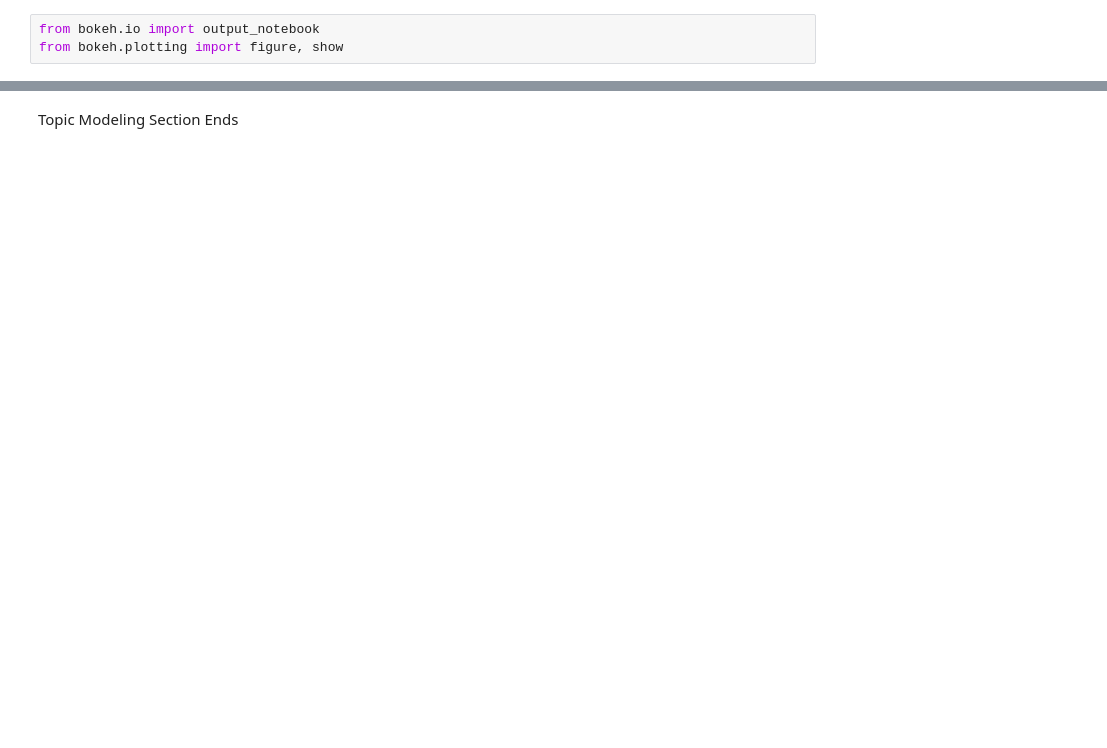
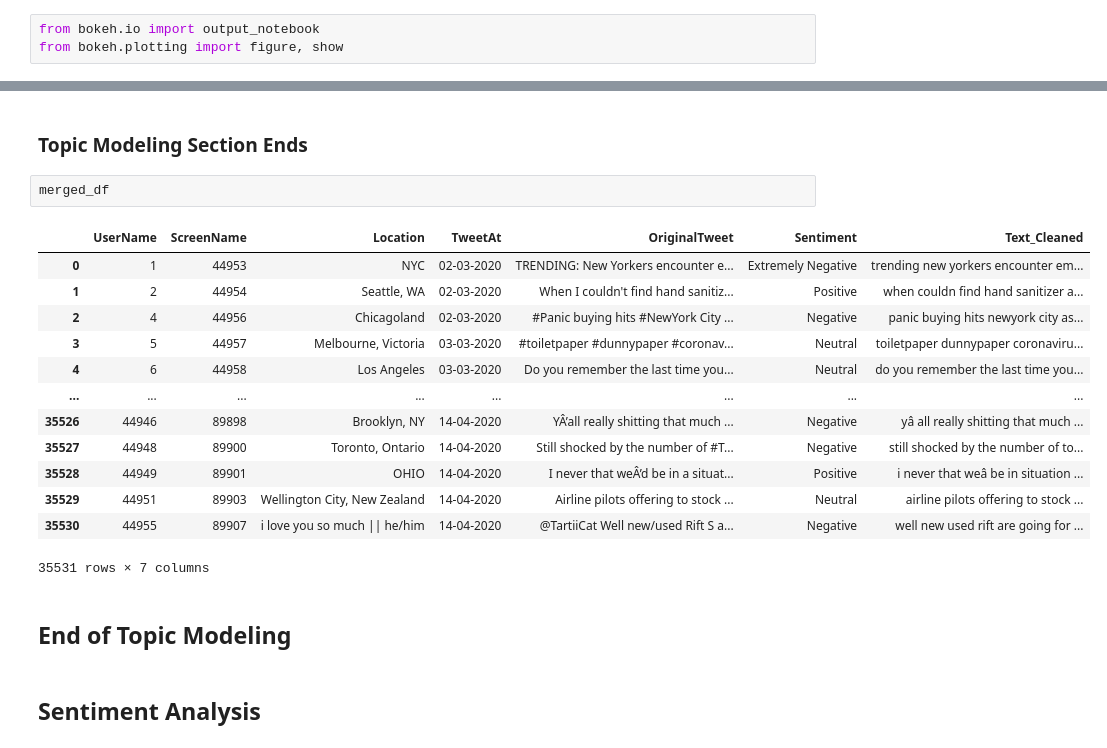
Before and after one commit to ReproTeach/final-project-sd_final_project, a Jupyter notebook: final_project.ipynb, the cells around one changed output, grey strips where cells are left out. Cells and saved outputs as stored; diff of their text form; blank space fills up the shorter version.

```diff
--- a/final_project.ipynb
+++ b/final_project.ipynb
@@ -281,4 +272,24 @@ show(plot)
 [interactive output not drawn]
 [interactive output not drawn]
 # %% [markdown]
-Topic Modeling Section Ends
+### Topic Modeling Section Ends
+# %%
+merged_df
+# %% [output]
+|  | UserName | ScreenName | Location | TweetAt | OriginalTweet | Sentiment | Text_Cleaned |
+| 0 | 1 | 44953 | NYC | 02-03-2020 | TRENDING: New Yorkers encounter e... | Extremely Negative | trending new yorkers encounter em... |
+| 1 | 2 | 44954 | Seattle, WA | 02-03-2020 | When I couldn't find hand sanitiz... | Positive | when couldn find hand sanitizer a... |
+| 2 | 4 | 44956 | Chicagoland | 02-03-2020 | #Panic buying hits #NewYork City ... | Negative | panic buying hits newyork city as... |
+| 3 | 5 | 44957 | Melbourne, Victoria | 03-03-2020 | #toiletpaper #dunnypaper #coronav... | Neutral | toiletpaper dunnypaper coronaviru... |
+| 4 | 6 | 44958 | Los Angeles | 03-03-2020 | Do you remember the last time you... | Neutral | do you remember the last time you... |
+| ... | ... | ... | ... | ... | ... | ... | ... |
+| 35526 | 44946 | 89898 | Brooklyn, NY | 14-04-2020 | YÂ’all really shitting that much ... | Negative | yâ all really shitting that much ... |
+| 35527 | 44948 | 89900 | Toronto, Ontario | 14-04-2020 | Still shocked by the number of #T... | Negative | still shocked by the number of to... |
+| 35528 | 44949 | 89901 | OHIO | 14-04-2020 | I never that weÂ’d be in a situat... | Positive | i never that weâ be in situation ... |
+| 35529 | 44951 | 89903 | Wellington City, New Zealand | 14-04-2020 | Airline pilots offering to stock ... | Neutral | airline pilots offering to stock ... |
+| 35530 | 44955 | 89907 | i love you so much || he/him | 14-04-2020 | @TartiiCat Well new/used Rift S a... | Negative | well new used rift are going for ... |
+35531 rows × 7 columns
+# %% [markdown]
+## End of Topic Modeling
+# %% [markdown]
+## Sentiment Analysis
```
Also changed, not shown: parts of 15 cells of this notebook.
